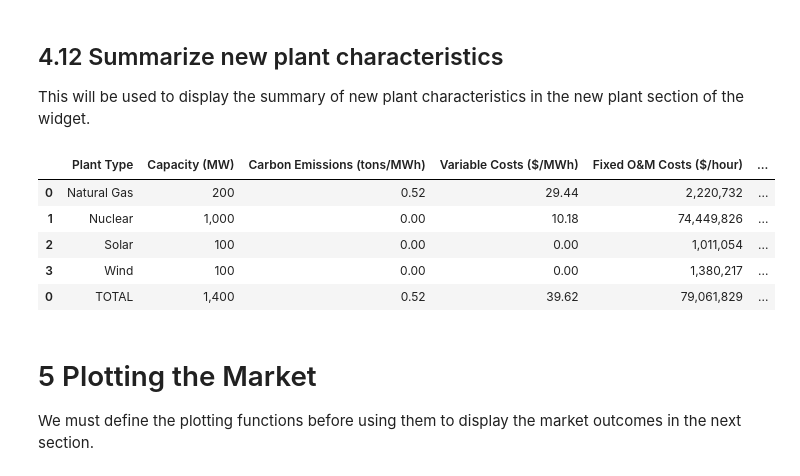
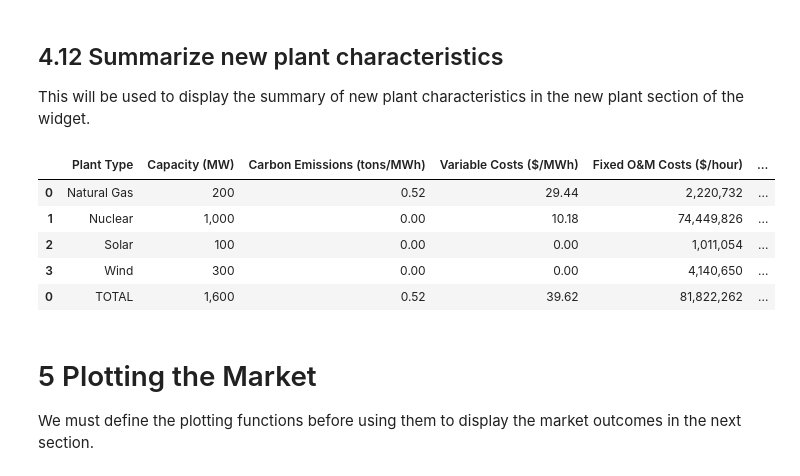
Before and after one commit to ds-modules/EEP-147-SP25, a Jupyter notebook: ESG-Analysis/ESG_CapacityExpansion_v2025.7.ipynb, the cells around one changed output. Drawn from its saved outputs; the diff is of its cells as text; code cells hidden in the pictures.

```diff
--- a/ESG-Analysis/ESG_CapacityExpansion_v2025.7.ipynb
+++ b/ESG-Analysis/ESG_CapacityExpansion_v2025.7.ipynb
@@ -397,7 +404,7 @@ def get_new_plant_dataframe(new_plants:Dict):
     return df
 
 # Test the function with a few new plants
-new_plants_temp = {'Natural Gas': 2, 'Solar': 1, 'Wind': 1, 'Nuclear': 1}
+new_plants_temp = {'Natural Gas': 2, 'Solar': 1, 'Wind': 3, 'Nuclear': 1}
 get_new_plant_dataframe(new_plants_temp)
 # %% [output]
 |  | UNIT NAME | Primary_Fuel_Type | Capacity_MW | Heat_Rate_MMBtu_perMWH | Fuel_Cost_USDperMMBtu | ... |
@@ -910,8 +917,7 @@ This will be used to display the summary of new plant characteristics in the new
 def new_plant_summary(new_plants:Dict):
     cols = ['Plant Type', 'Capacity (MW)', 'Carbon Emissions (tons/MWh)', 'Variable Costs ($/MWh)', 'Fixed O&M Costs ($/hour)', 'Capital Expenditure ($)', 'Annualized Capital Expenditure ($/year)']
     # If there are no new plants, create a dataframe with zero capacity
-    N = sum(new_plants.values())
-    if N == 0:
+    if sum(new_plants.values()) == 0:
         return pd.DataFrame(columns=cols)
 
     # Get a dataframe with all the new plants
@@ -925,35 +931,35 @@ def new_plant_summary(new_plants:Dict):
         'Capacity_MW': 'sum',
         'Carbon_tonsperMWH': 'mean',
         'Var_Cost_USDperMWH': 'mean',
         'FixedCst_OandM': 'sum',
         'Capital_Expenditure': 'sum',
         'Capital_Expenditure_annual': 'sum'
     }).reset_index()
 
     # Add a TOTAL row
     total = totals.sum()
     total['Primary_Fuel_Type'] = 'TOTAL'
     totals = pd.concat([totals, pd.DataFrame(total).T])
 
     # Convert all numbers to formatted strings with commas and rounded to 0 decimal places
     decimals = {"Capacity_MW": 0, "Carbon_tonsperMWH": 2, "Var_Cost_USDperMWH": 2, "FixedCst_OandM": 0, "Capital_Expenditure": 0, "Capital_Expenditure_annual": 0}
     for col in totals.columns[1:]:
         decimal = decimals.get(col, 0)
         decimal_string = f'{{:,.{decimal}f}}'
         totals[col] = totals[col].apply(lambda x: decimal_string.format(x))
 
     # Rename the columns
     totals.columns = cols
     return totals
 
 new_plant_summary(new_plants_temp)
 # %% [output]
 |  | Plant Type | Capacity (MW) | Carbon Emissions (tons/MWh) | Variable Costs ($/MWh) | Fixed O&M Costs ($/hour) | ... |
 | 0 | Natural Gas | 200 | 0.52 | 29.44 | 2,220,732 | ... |
 | 1 | Nuclear | 1,000 | 0.00 | 10.18 | 74,449,826 | ... |
 | 2 | Solar | 100 | 0.00 | 0.00 | 1,011,054 | ... |
-| 3 | Wind | 100 | 0.00 | 0.00 | 1,380,217 | ... |
-| 0 | TOTAL | 1,400 | 0.52 | 39.62 | 79,061,829 | ... |
+| 3 | Wind | 300 | 0.00 | 0.00 | 4,140,650 | ... |
+| 0 | TOTAL | 1,600 | 0.52 | 39.62 | 81,822,262 | ... |
 # %% [markdown]
 # 5 Plotting the Market
 We must define the plotting functions before using them to display the market outcomes in the next section.
```
Also changed, not shown: parts of 10 cells of this notebook.
